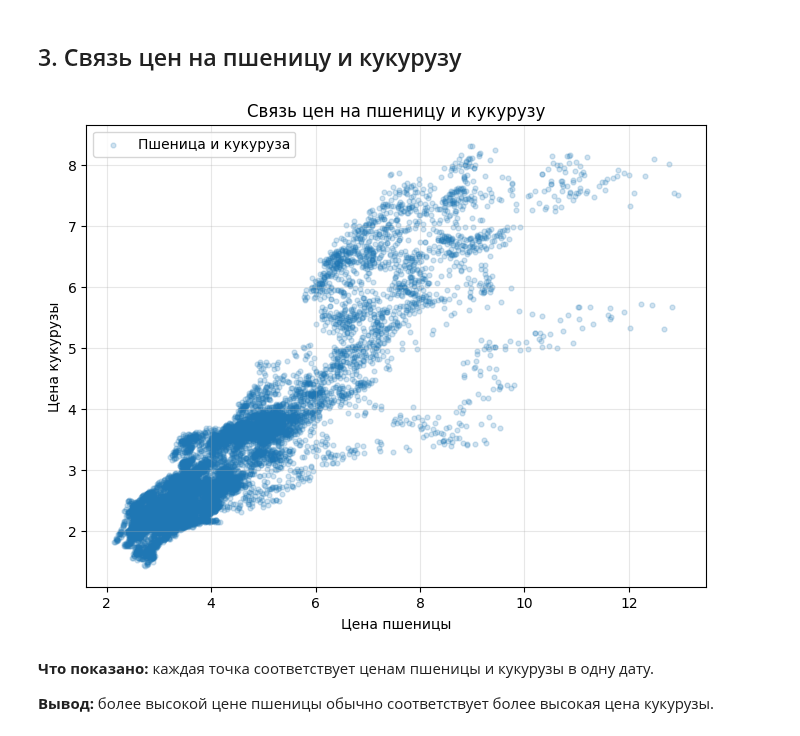
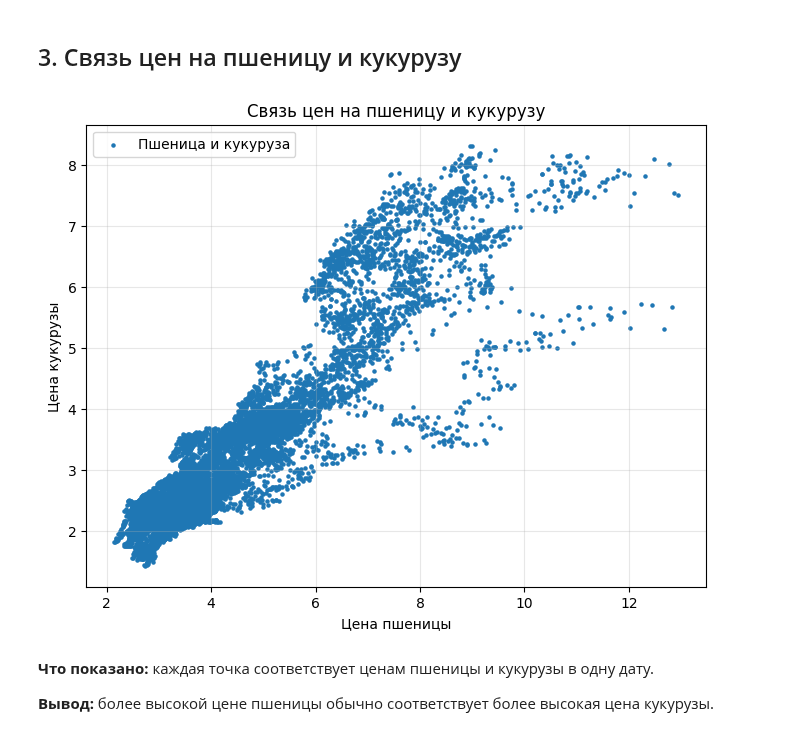
Before and after one commit to im-the-g00se/labs-lap, a Jupyter notebook: lab2/task2.ipynb, the cells around one changed output. Saved outputs shown, nothing was run; the diff lists cells and outputs as text; code cells hidden in the pictures.

```diff
--- a/lab2/task2.ipynb
+++ b/lab2/task2.ipynb
@@ -60,21 +60,21 @@ plt.show()
 # %%
 fig, ax = plt.subplots(figsize=(8, 6))
 
-ax.scatter(data['Wheat'], data['Corn'], s=12, alpha=0.2,
+ax.scatter(data['Wheat'], data['Corn'], s=5,
            label='Пшеница и кукуруза')
 
 ax.set_title('Связь цен на пшеницу и кукурузу')
 
 ax.set_xlabel('Цена пшеницы')
 ax.set_ylabel('Цена кукурузы')
 
 ax.legend()
 
 ax.grid(alpha=0.3)
 
 plt.show()
 # %% [output]
-[figure, old version]
+[figure, new version]
 # %% [markdown]
 **Что показано:** каждая точка соответствует ценам пшеницы и кукурузы в одну дату.
 
```
